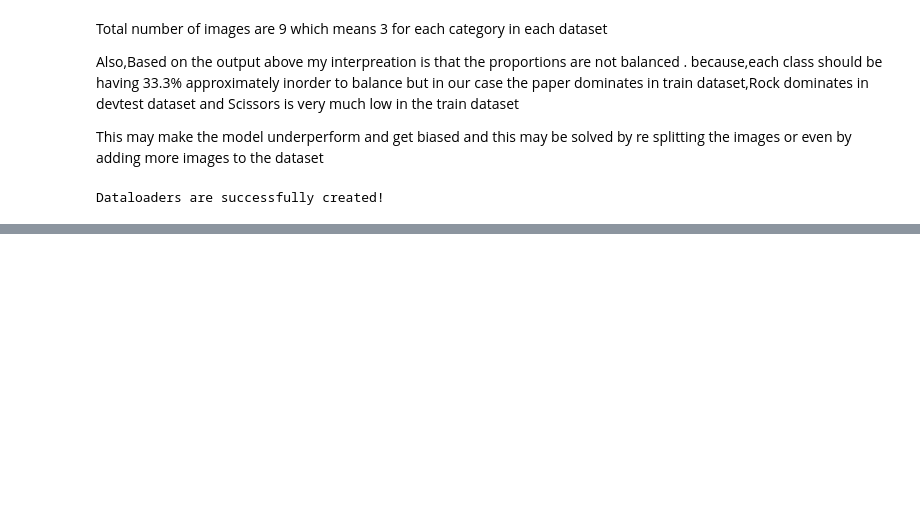
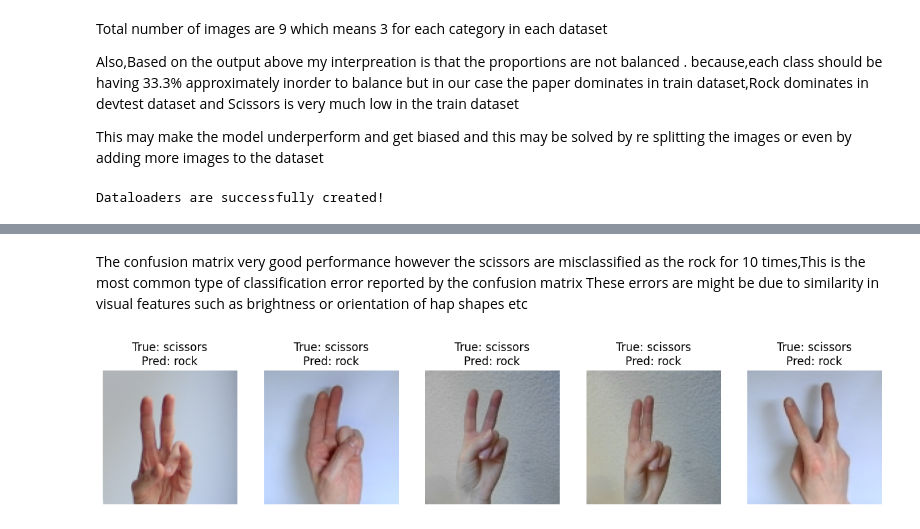
Before and after one commit to COMP3420-2025S1/assignment-2-48479853, a Jupyter notebook: 48479853.ipynb, the cells around one changed output, grey strips where cells are left out. Saved outputs shown, nothing was run; the diff lists cells and outputs as text; code cells hidden in the pictures; blank space fills up the shorter version.

```diff
--- a/48479853.ipynb
+++ b/48479853.ipynb
@@ -203,0 +533,32 @@ Dataloaders are successfully created!
+# %% [markdown]
+The confusion matrix very good performance however the scissors are misclassified as the rock for 10 times,This is the most common type of classification error reported by the confusion matrix
+These errors are might be due to similarity in visual features such as brightness or orientation of hap shapes etc
+# %%
+class_names = ['rock', 'paper', 'scissors']
+error_images = []
+
+mobilenet.eval()
+with torch.no_grad():      #diisabling the gradient tracking for faster and usage of less memory
+    for images, labels in test_loader:
+        images_gpu = images.to(device)
+        outputs = mobilenet(images_gpu) #predicting the classs scores
+        _, preds = torch.max(outputs, 1)
+
+        for img, true, pred in zip(images, labels, preds.cpu()):
+            if true == 2 and pred == 0:
+                error_images.append((img, true, pred))
+            if len(error_images) == 5:
+                break
+        if len(error_images) == 5:  #only 5 images are to be printed
+            break
+
+# Plotting
+fig, axs = plt.subplots(1, 5, figsize=(15, 3))
+for i, (img, label, pred) in enumerate(error_images):
+    img = img.permute(1, 2, 0).numpy()
+    axs[i].imshow(img)  #Displaying the image
+    axs[i].axis('off')
+    axs[i].set_title(f"True: {class_names[label]}\nPred: {class_names[pred]}")
+plt.show()
+# %% [output]
+[figure, added]
```
Also changed, not shown: parts of 22 cells of this notebook, 2 other files.
